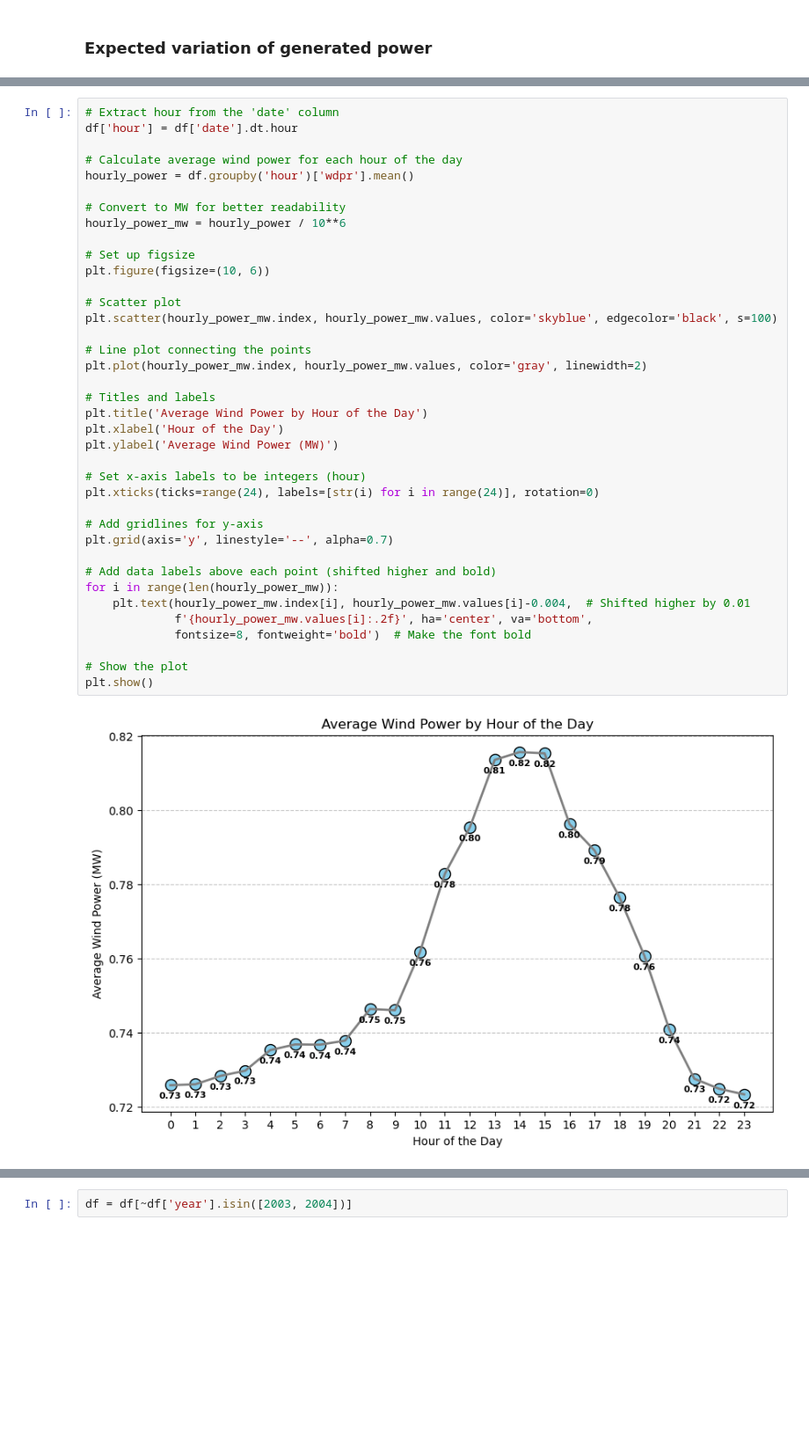
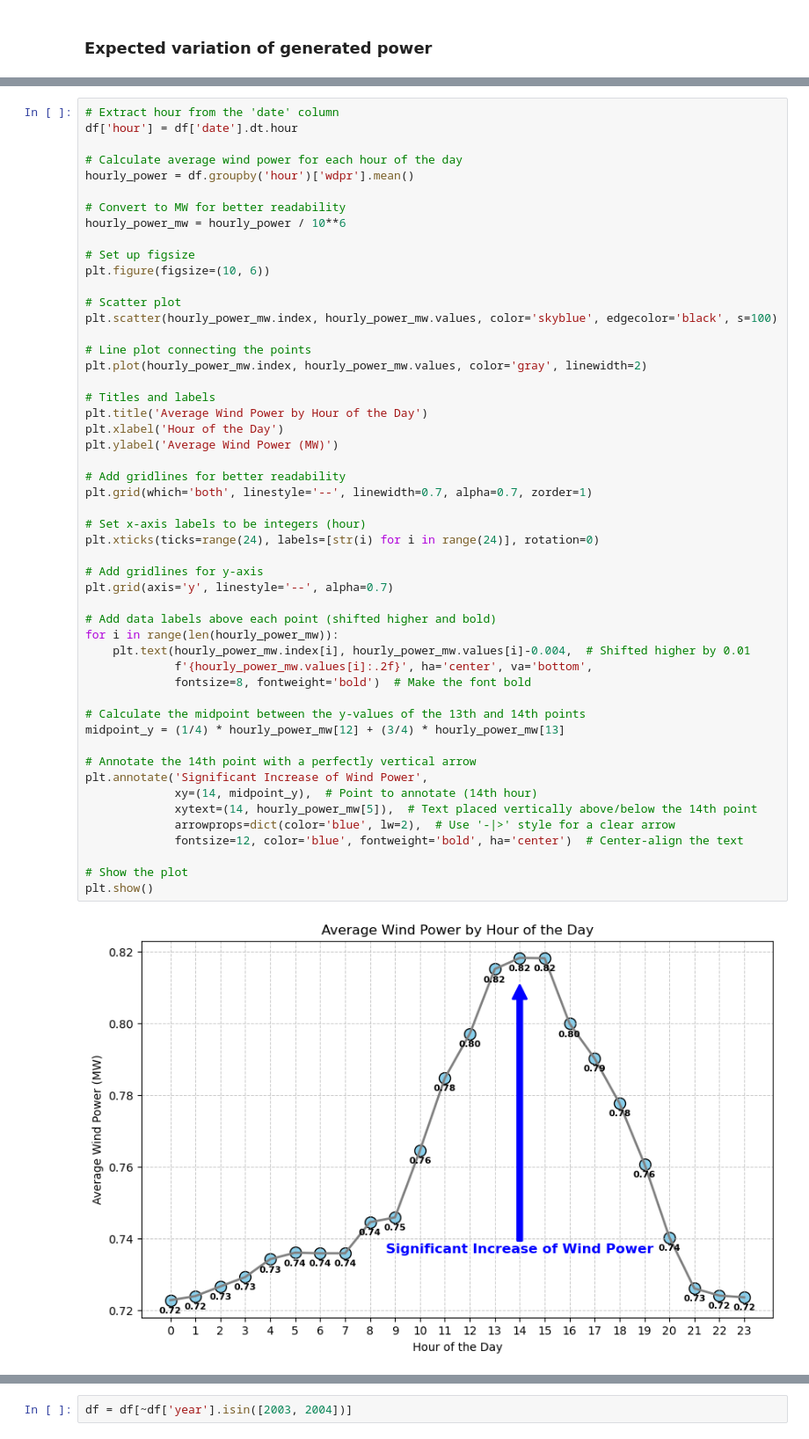
Before and after one commit to filipekojak88/PFDA, a Jupyter notebook: project/windspeed.ipynb, the cells around one changed output, grey strips where cells are left out. Shown at 88% size. Saved outputs shown, nothing was run; the diff lists cells and outputs as text; blank space fills up the shorter version.

Commit message:
Improved the charts of the section Expected Variation of generated power

```diff
--- a/project/windspeed.ipynb
+++ b/project/windspeed.ipynb
@@ -320,31 +320,44 @@ hourly_power_mw = hourly_power / 10**6
 
 # Set up figsize
 plt.figure(figsize=(10, 6))
 
 # Scatter plot
 plt.scatter(hourly_power_mw.index, hourly_power_mw.values, color='skyblue', edgecolor='black', s=100)
 
 # Line plot connecting the points
 plt.plot(hourly_power_mw.index, hourly_power_mw.values, color='gray', linewidth=2)
 
 # Titles and labels
 plt.title('Average Wind Power by Hour of the Day')
 plt.xlabel('Hour of the Day')
 plt.ylabel('Average Wind Power (MW)')
 
+# Add gridlines for better readability
+plt.grid(which='both', linestyle='--', linewidth=0.7, alpha=0.7, zorder=1)
+
 # Set x-axis labels to be integers (hour)
 plt.xticks(ticks=range(24), labels=[str(i) for i in range(24)], rotation=0)
 
 # Add gridlines for y-axis
 plt.grid(axis='y', linestyle='--', alpha=0.7)
 
 # Add data labels above each point (shifted higher and bold)
 for i in range(len(hourly_power_mw)):
     plt.text(hourly_power_mw.index[i], hourly_power_mw.values[i]-0.004,  # Shifted higher by 0.01
              f'{hourly_power_mw.values[i]:.2f}', ha='center', va='bottom',
              fontsize=8, fontweight='bold')  # Make the font bold
 
+# Calculate the midpoint between the y-values of the 13th and 14th points
+midpoint_y = (1/4) * hourly_power_mw[12] + (3/4) * hourly_power_mw[13]
+
+# Annotate the 14th point with a perfectly vertical arrow
+plt.annotate('Significant Increase of Wind Power',
+             xy=(14, midpoint_y),  # Point to annotate (14th hour)
+             xytext=(14, hourly_power_mw[5]),  # Text placed vertically above/below the 14th point
+             arrowprops=dict(color='blue', lw=2),  # Use '-|>' style for a clear arrow
+             fontsize=12, color='blue', fontweight='bold', ha='center')  # Center-align the text
+
 # Show the plot
 plt.show()
 # %% [output]
-[figure, old version]
+[figure, new version]
```
Also changed, not shown: parts of 13 cells of this notebook, 1 other file.
